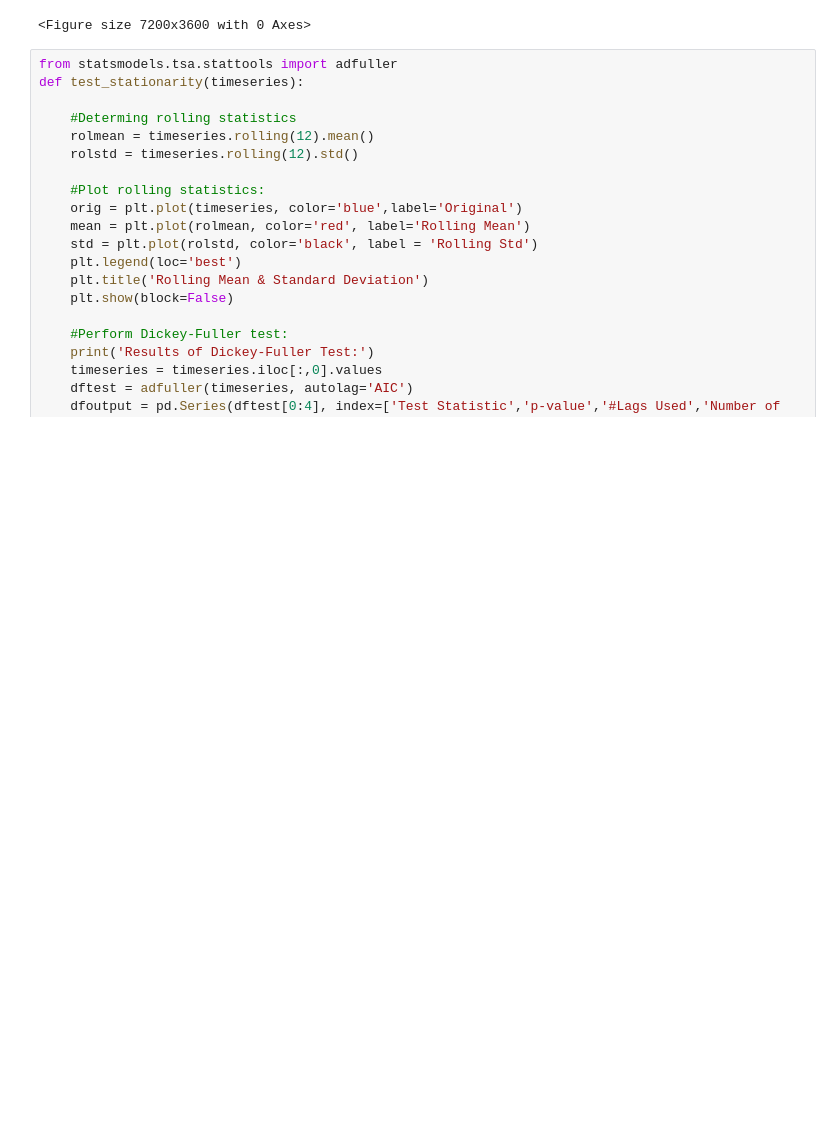
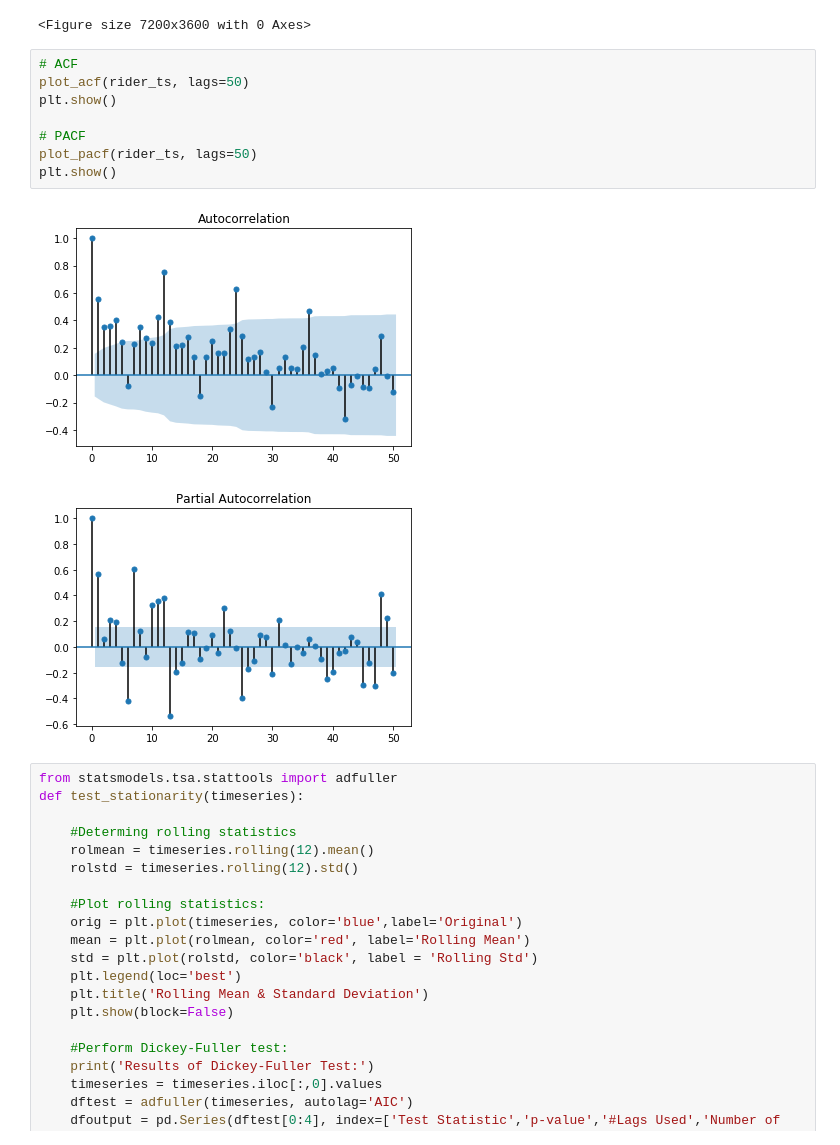
Before and after one commit to sherrywsm/Ridership, a Jupyter notebook: Ridership_TS.ipynb, the cells around one changed output. Drawn from its saved outputs; the diff is of its cells as text; blank space fills up the shorter version.

```diff
--- a/Ridership_TS.ipynb
+++ b/Ridership_TS.ipynb
@@ -55,6 +60,17 @@ plt.show()
 # %% [output]
 [figure]
 <Figure size 7200x3600 with 0 Axes>
+# %%
+# ACF
+plot_acf(rider_ts, lags=50)
+plt.show()
+
+# PACF
+plot_pacf(rider_ts, lags=50)
+plt.show()
+# %% [output]
+[figure, added]
+[figure, added]
 # %%
 from statsmodels.tsa.stattools import adfuller
 def test_stationarity(timeseries):
```
Also changed, not shown: parts of 52 cells of this notebook.
